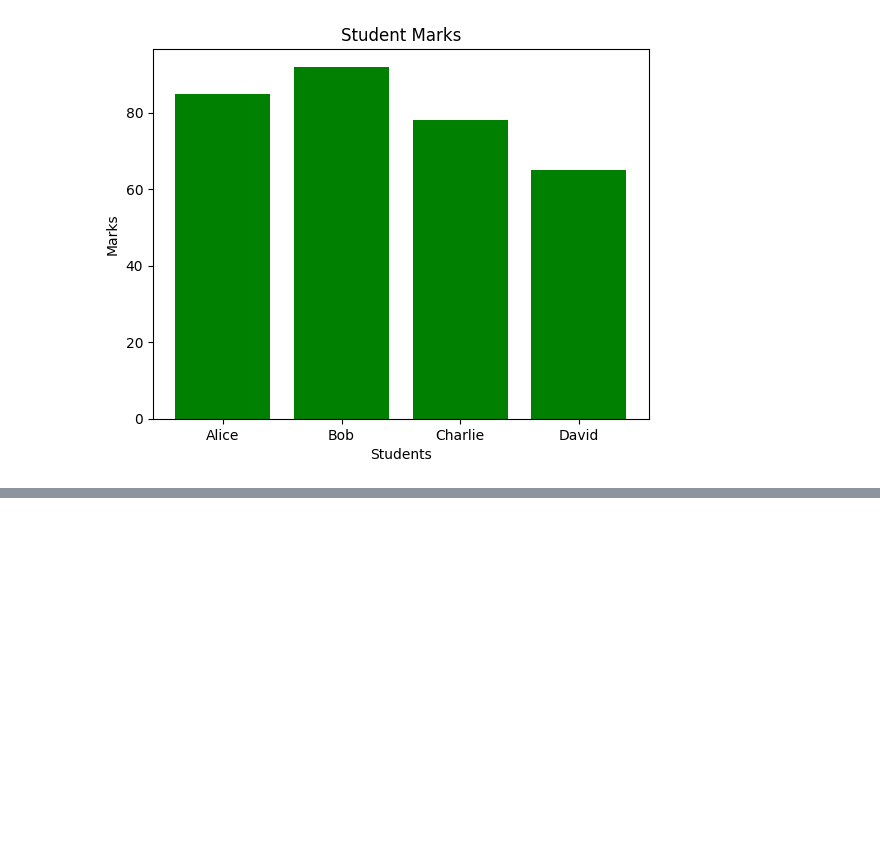
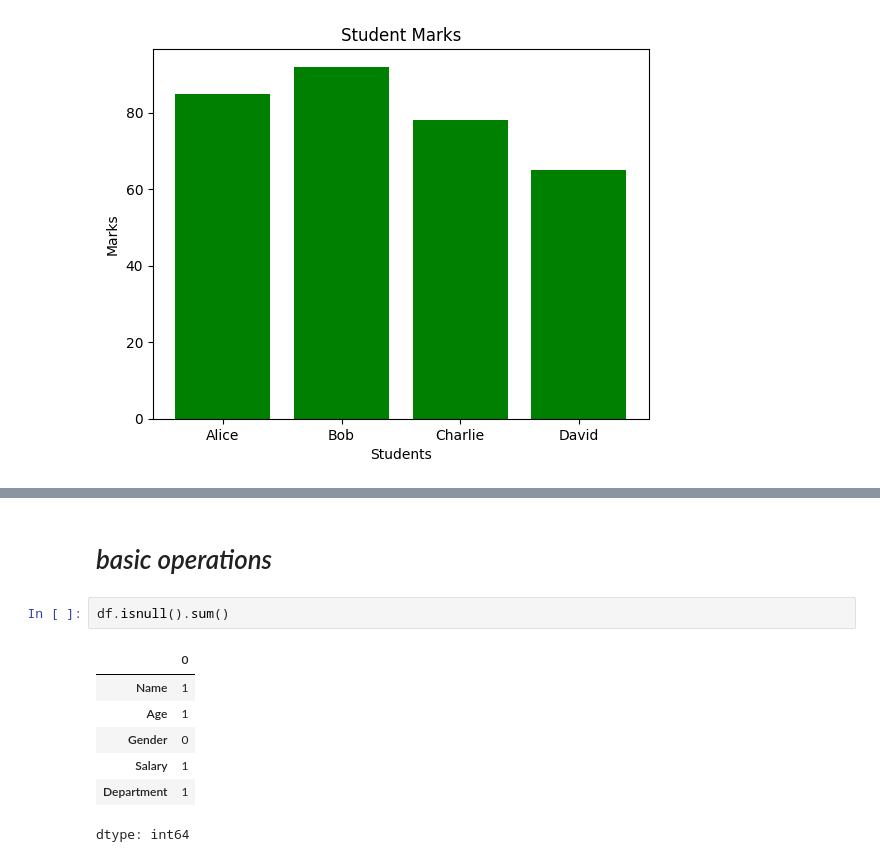
Before and after one commit to sreyas-sunandan/summer-internship-AI-ML, a Jupyter notebook: summerintership_ai_ml.ipynb, the cells around one changed output, grey strips where cells are left out. Saved outputs shown, nothing was run; the diff lists cells and outputs as text; blank space fills up the shorter version.

```diff
--- a/summerintership_ai_ml.ipynb
+++ b/summerintership_ai_ml.ipynb
@@ -94,0 +126,12 @@ plt.show()
+# %% [markdown]
+# *basic operations*
+# %%
+df.isnull().sum()
+# %% [output]
+|  | 0 |
+| Name | 1 |
+| Age | 1 |
+| Gender | 0 |
+| Salary | 1 |
+| Department | 1 |
+dtype: int64
```
Also changed, not shown: parts of 9 cells of this notebook.
